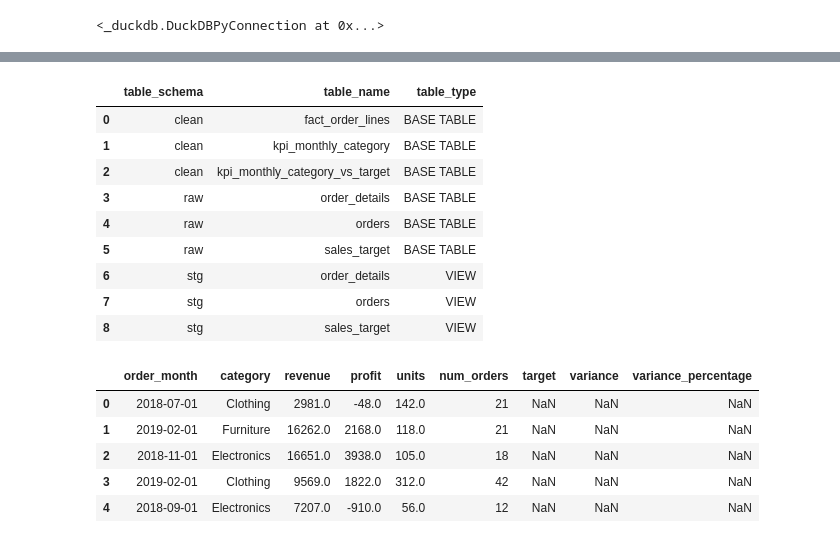
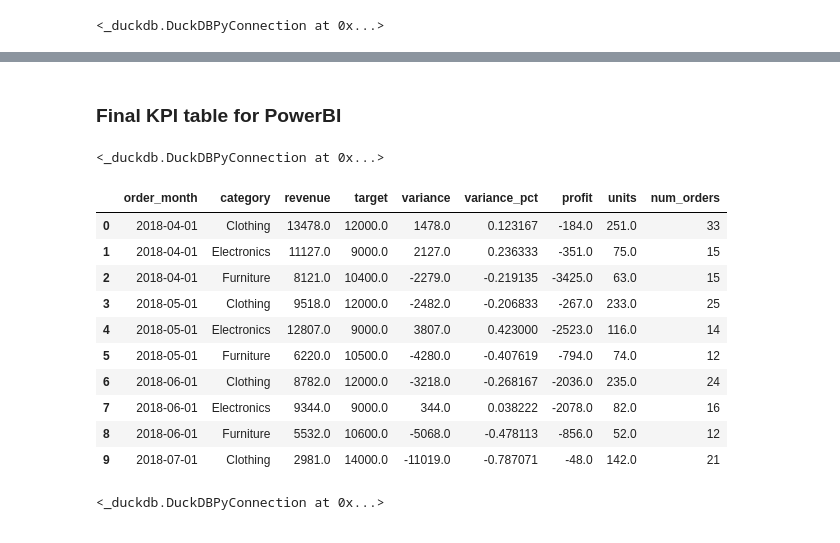
Before and after one commit to eledelaf/E-commerce-Analytics, a Jupyter notebook: portfolio_analysis.ipynb, the cells around one changed output, grey strips where cells are left out. Drawn from its saved outputs; the diff is of its cells as text; code cells hidden in the pictures.

```diff
--- a/portfolio_analysis.ipynb
+++ b/portfolio_analysis.ipynb
@@ -312,27 +314,44 @@ FROM clean.kpi_monthly_category_vs_target;
-# %%
-q("""
-SELECT table_schema, table_name, table_type
-FROM information_schema.tables
-WHERE table_schema IN ('raw','stg','clean')
-ORDER BY table_schema, table_type, table_name;
-""")
-# %% [output]
-|  | table_schema | table_name | table_type |
-| 0 | clean | fact_order_lines | BASE TABLE |
-| 1 | clean | kpi_monthly_category | BASE TABLE |
-| 2 | clean | kpi_monthly_category_vs_target | BASE TABLE |
-| 3 | raw | order_details | BASE TABLE |
-| 4 | raw | orders | BASE TABLE |
-| 5 | raw | sales_target | BASE TABLE |
-| 6 | stg | order_details | VIEW |
-| 7 | stg | orders | VIEW |
-| 8 | stg | sales_target | VIEW |
-# %%
-q(""" SELECT * FROM clean.kpi_monthly_category_vs_target LIMIT 5""")
-# %% [output]
-|  | order_month | category | revenue | profit | units | num_orders | target | variance | variance_percentage |
-| 0 | 2018-07-01 | Clothing | 2981.0 | -48.0 | 142.0 | 21 | NaN | NaN | NaN |
-| 1 | 2019-02-01 | Furniture | 16262.0 | 2168.0 | 118.0 | 21 | NaN | NaN | NaN |
-| 2 | 2018-11-01 | Electronics | 16651.0 | 3938.0 | 105.0 | 18 | NaN | NaN | NaN |
-| 3 | 2019-02-01 | Clothing | 9569.0 | 1822.0 | 312.0 | 42 | NaN | NaN | NaN |
-| 4 | 2018-09-01 | Electronics | 7207.0 | -910.0 | 56.0 | 12 | NaN | NaN | NaN |
+# %% [markdown]
+### Final KPI table for PowerBI
+# %%
+con.execute("""
+CREATE OR REPLACE TABLE clean.pbi_monthly_performance AS
+SELECT
+  order_month,
+  category,
+  revenue,
+  target,
+  (revenue - target) AS variance,
+  CASE WHEN target IS NULL OR target = 0 THEN NULL
+       ELSE (revenue - target) / target
+  END AS variance_pct,
+  profit,
+  units,
+  num_orders
+FROM clean.kpi_monthly_category_vs_target
+ORDER BY order_month, category;
+""")
+# %% [output]
+<_duckdb.DuckDBPyConnection at 0x...>
+# %%
+q("SELECT * FROM clean.pbi_monthly_performance LIMIT 10;")
+# %% [output]
+|  | order_month | category | revenue | target | variance | variance_pct | profit | units | num_orders |
+| 0 | 2018-04-01 | Clothing | 13478.0 | 12000.0 | 1478.0 | 0.123167 | -184.0 | 251.0 | 33 |
+| 1 | 2018-04-01 | Electronics | 11127.0 | 9000.0 | 2127.0 | 0.236333 | -351.0 | 75.0 | 15 |
+| 2 | 2018-04-01 | Furniture | 8121.0 | 10400.0 | -2279.0 | -0.219135 | -3425.0 | 63.0 | 15 |
+| 3 | 2018-05-01 | Clothing | 9518.0 | 12000.0 | -2482.0 | -0.206833 | -267.0 | 233.0 | 25 |
+| 4 | 2018-05-01 | Electronics | 12807.0 | 9000.0 | 3807.0 | 0.423000 | -2523.0 | 116.0 | 14 |
+| 5 | 2018-05-01 | Furniture | 6220.0 | 10500.0 | -4280.0 | -0.407619 | -794.0 | 74.0 | 12 |
+| 6 | 2018-06-01 | Clothing | 8782.0 | 12000.0 | -3218.0 | -0.268167 | -2036.0 | 235.0 | 24 |
+| 7 | 2018-06-01 | Electronics | 9344.0 | 9000.0 | 344.0 | 0.038222 | -2078.0 | 82.0 | 16 |
+| 8 | 2018-06-01 | Furniture | 5532.0 | 10600.0 | -5068.0 | -0.478113 | -856.0 | 52.0 | 12 |
+| 9 | 2018-07-01 | Clothing | 2981.0 | 14000.0 | -11019.0 | -0.787071 | -48.0 | 142.0 | 21 |
+# %%
+con.execute("""
+COPY clean.pbi_monthly_performance
+TO 'pbi_monthly_performance.csv'
+(FORMAT CSV, HEADER TRUE, DELIMITER ',');
+""")
+# %% [output]
+<_duckdb.DuckDBPyConnection at 0x...>
```
Also changed, not shown: parts of 3 cells of this notebook.
